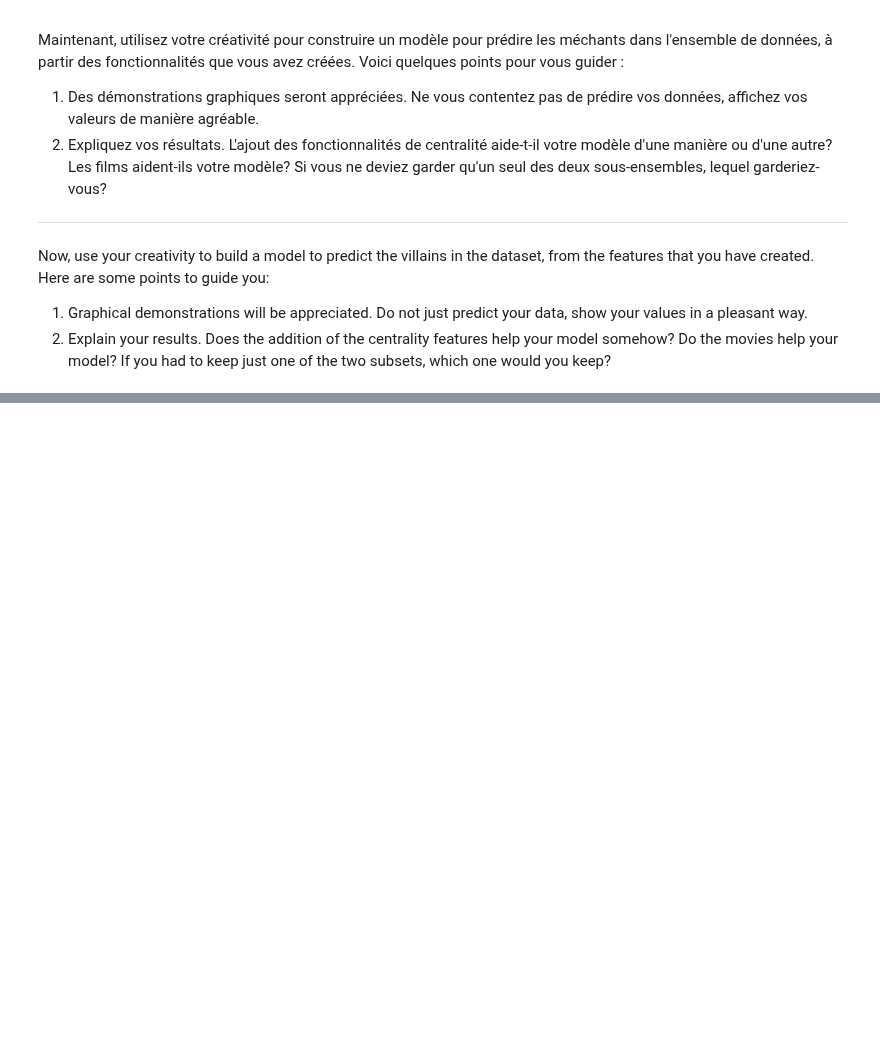
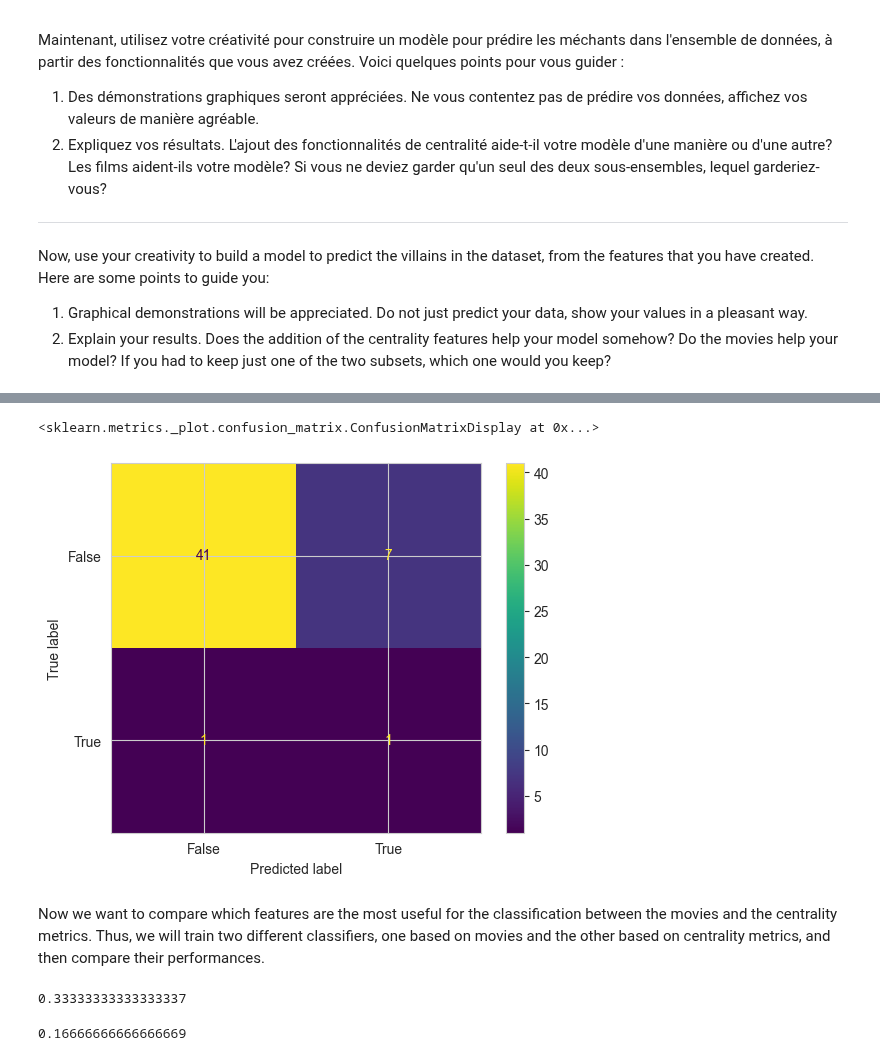
Before and after one commit to marcomudenge/Spark_GCP_Market_Basket_Analysis, a Jupyter notebook: TP3/TP3.ipynb, the cells around one changed output, grey strips where cells are left out. Cells and saved outputs as stored; diff of their text form; code cells hidden in the pictures; blank space fills up the shorter version.

```diff
--- a/TP3/TP3.ipynb
+++ b/TP3/TP3.ipynb
@@ -855 +893,4 @@ X_train, X_test, y_train, y_test = train_test_split(X, y, test_size=0.20, random
+# %%
+n = 100
+d = 15
 # %%
@@ -863,0 +900,8 @@ clf.score(X_test, y_test)
+# %%
+y_pred = clf.predict(X_test)
+ConfusionMatrixDisplay.from_predictions(y_test, y_pred)
+# %% [output]
+<sklearn.metrics._plot.confusion_matrix.ConfusionMatrixDisplay at 0x...>
+[figure, added]
+# %% [markdown]
+Now we want to compare which features are the most useful for the classification between the movies and the centrality metrics. Thus, we will train two different classifiers, one based on movies and the other based on centrality metrics, and then compare their performances.
@@ -863,0 +913,12 @@ clf.score(X_test, y_test)
+# %%
+clf.fit(X_train_movies, y_train, y_weight)
+y_pred_movies = clf.predict(X_test_movies)
+f1_score(y_test, y_pred_movies)
+# %% [output]
+0.33333333333333337
+# %%
+clf.fit(X_train_centrality, y_train, y_weight)
+y_pred_centrality = clf.predict(X_test_centrality)
+f1_score(y_test, y_pred_centrality)
+# %% [output]
+0.16666666666666669
```
Also changed, not shown: parts of 15 cells of this notebook.
